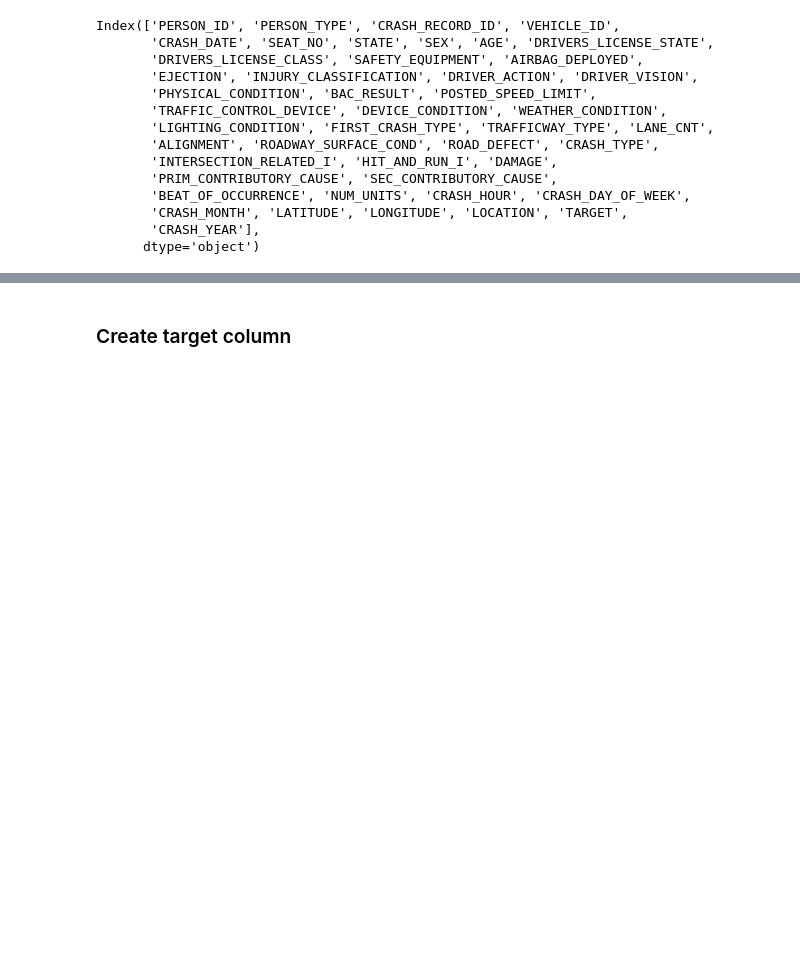
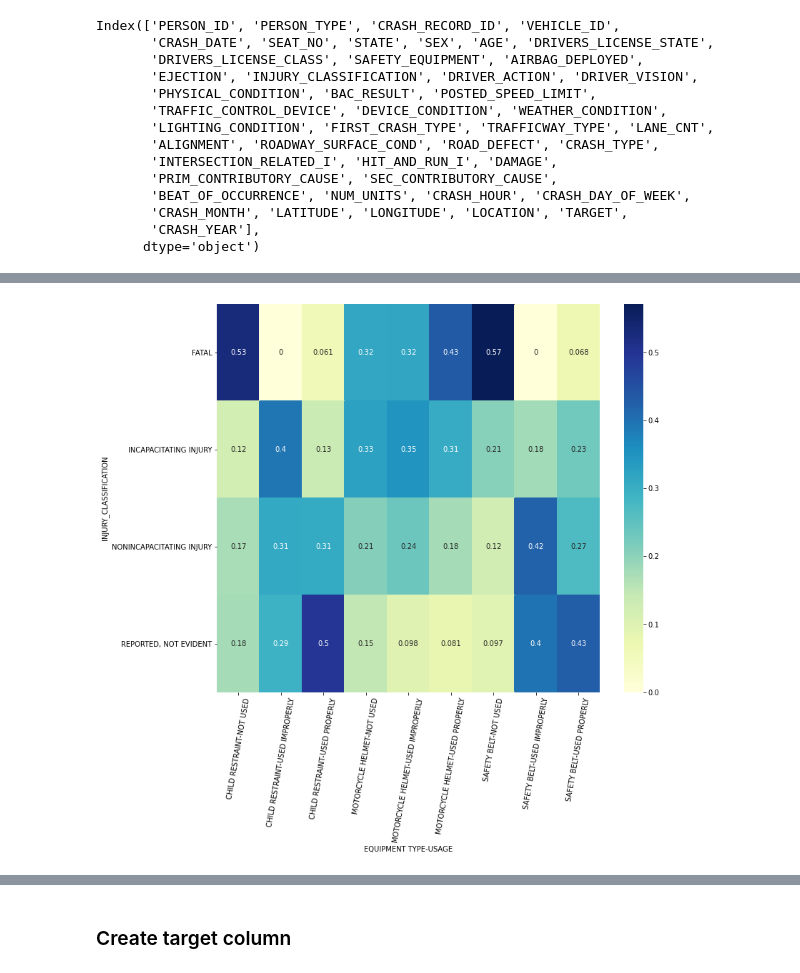
Before and after one commit to AngieKay/Chicago-Crashes, a Jupyter notebook: Markowitz_viz_nb.ipynb, the cells around one changed output, grey strips where cells are left out. Saved outputs shown, nothing was run; the diff lists cells and outputs as text; code cells hidden in the pictures; blank space fills up the shorter version.

```diff
--- a/Markowitz_viz_nb.ipynb
+++ b/Markowitz_viz_nb.ipynb
@@ -606,0 +707,5 @@ Index(['PERSON_ID', 'PERSON_TYPE', 'CRASH_RECORD_ID', 'VEHICLE_ID',
+# %%
+safety_equip_norm = safety_equip.T.drop('NO INDICATION OF INJURY', axis=1)
+# %%
+safety_equip_multindex = safety_equip_norm.reset_index()
+safety_equip_multindex
@@ -606,0 +736,7 @@ Index(['PERSON_ID', 'PERSON_TYPE', 'CRASH_RECORD_ID', 'VEHICLE_ID',
+# %%
+safety_equip_multindex['EQUIPMENT TYPE'] = safety_equip_multindex['SAFETY_EQUIPMENT']\
+                                          .apply(lambda x: ' '.join(x.split()[:2]))
+safety_equip_multindex['SAFETY_EQUIPMENT'] = safety_equip_multindex['SAFETY_EQUIPMENT']\
+                                            .apply(lambda x: ' '.join(x.split()[-2:]))
+safety_equip_multindex.rename(columns={'SAFETY_EQUIPMENT': 'USAGE'}, inplace=True)
+safety_equip_multindex
@@ -606,0 +754,3 @@ Index(['PERSON_ID', 'PERSON_TYPE', 'CRASH_RECORD_ID', 'VEHICLE_ID',
+# %%
+safety_equip_multindex = safety_equip_multindex.set_index(['EQUIPMENT TYPE','USAGE']).sort_index()
+safety_equip_multindex
@@ -606,0 +769,6 @@ Index(['PERSON_ID', 'PERSON_TYPE', 'CRASH_RECORD_ID', 'VEHICLE_ID',
+# %%
+fig, ax = plt.subplots(figsize=(12, 10))
+sns.heatmap(normalize_data(safety_equip_multindex.T), annot=True, cmap="YlGnBu", ax=ax)
+plt.xticks(rotation=80);
+# %% [output]
+[figure, added]
```
Also changed, not shown: parts of 16 cells of this notebook, 1 other file.
